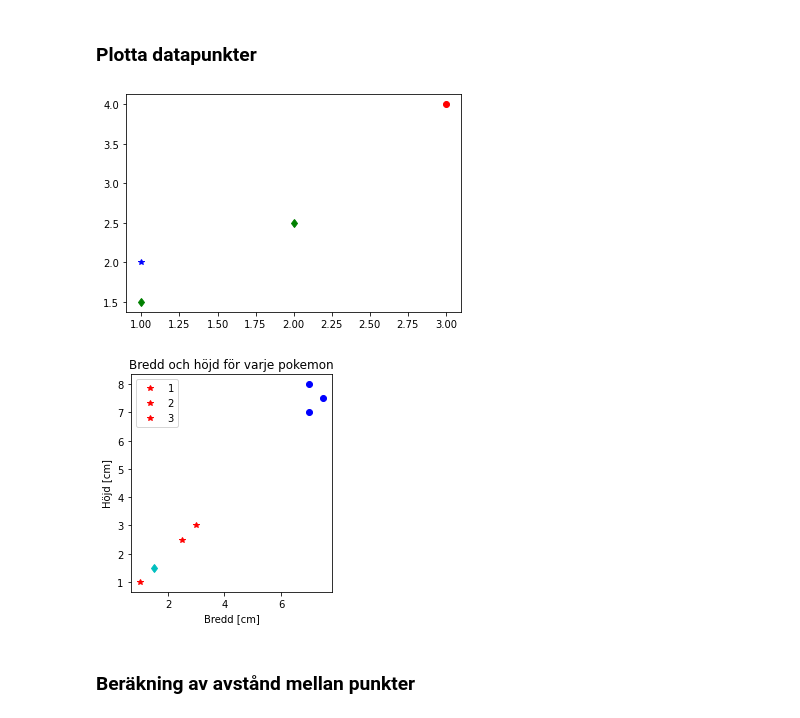
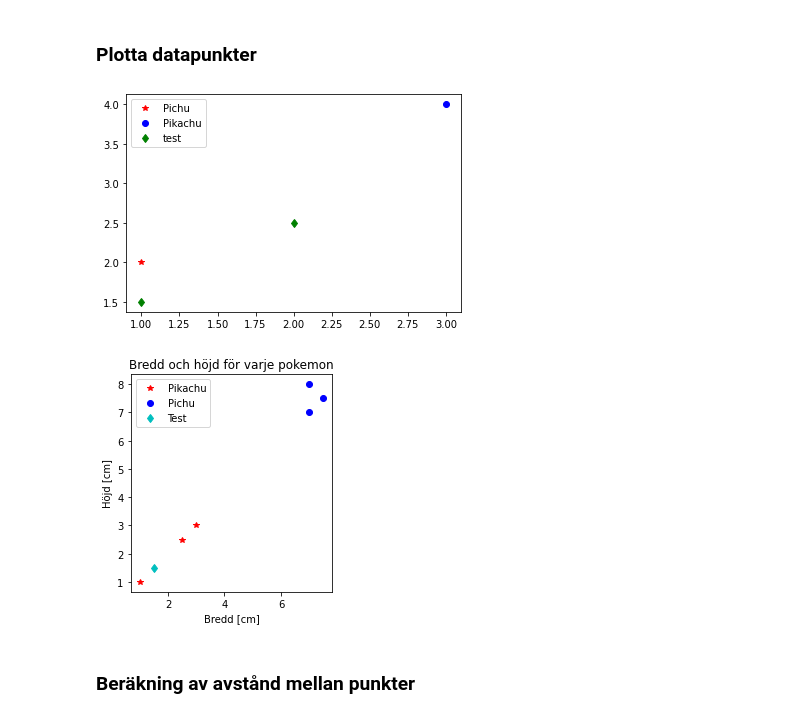
Before and after one commit to Erik-M-Larsson/python-programming-Erik-Larsson, a Jupyter notebook: Labs/lab2.ipynb, the cells around one changed output. Saved outputs shown, nothing was run; the diff lists cells and outputs as text; code cells hidden in the pictures.

```diff
--- a/Labs/lab2.ipynb
+++ b/Labs/lab2.ipynb
@@ -120,25 +121,37 @@ visa_avatar("Okänd")
 [figure]
 # %% [markdown]
 ### Plotta datapunkter
-# %%
-# Funktion för att plotta datapunkter
-
-def plot_punkter(data, fmt):
-
-    for d in data:
-        plt.plot(d[0],d[1],fmt)
+# %%
+# Funktion för att plotta datapunkter
+
+def plot_punkter(data : list, fmt: str, test: str) -> None:
+    '''Plottar alla punkter i data = [[x1, y1], ... [xn, yn]]
+    med punktens formatering enligt fmt'''
+
+    bredd = []
+    hojd = []
+
+    # Skapa listor som fungerar i plot så legend fungerar
+    for p in data:
+        bredd.append(p[0])
+        hojd.append(p[1])
+
+    # Plotta punkter
+    plt.plot(bredd, hojd, fmt, label= test)
 # %%
 # Plotta alla punkter i en figur
 
-def plot_alla(punkter_pichu: list, punkter_pikachu: list, punkter_test):
-    plot_punkter( punkter_pichu, "r*")
-    plot_punkter( punkter_pikachu, "bo")
-    plot_punkter( punkter_test, "cd")
+def plot_alla(punkter_pichu: list, punkter_pikachu: list, punkter_test: list) -> None:
+    '''Plottar alla data- och testpunkter i en figur'''
+    # Anropa plot_punkter() för att plotta varje dataset
+    plot_punkter( punkter_pichu, "r*", punkter_pichu[0][2]) # om mn gör en loop på de här plottarna funkar det för n olika pokemons
+    plot_punkter( punkter_pikachu, "bo", punkter_pikachu[0][2] )
+    plot_punkter( punkter_test, "cd", "Test")
 
+    plt.legend()
     plt.xlabel("Bredd [cm]")
     plt.ylabel("Höjd [cm]")
     plt.title("Bredd och höjd för varje pokemon")
-    plt.legend(("1", "2", "3"))
     plt.gca().set_aspect("equal") # Sätt förhållande mellan x- och y-axel lika. Löst baserat på https://www.pythonpool.com/matplotlib-aspect-ratio/
 
     plt.show()
@@ -146,18 +159,20 @@ def plot_alla(punkter_pichu: list, punkter_pikachu: list, punkter_test):
     print("\n")
 # %%
 # Test av funktion plot_punkter()
-plot_punkter([[3,4]], "ro")
-plot_punkter([[1,2]], "b*")
-plot_punkter([[2, 2.5],[1, 1.5]], "gd")
+plot_punkter([[1,2]], "r*", "Pichu")
+plot_punkter([[3,4]], "bo", "Pikachu")
+plot_punkter([[2, 2.5],[1, 1.5]], "gd", "test")
+plt.legend()
 plt.show()
 
+# Test av funktion plot_alla()
 lista_data1 = [[1, 1, "Pikachu"], [2.5, 2.5, "Pikachu"], [3, 3, "Pikachu"]]
 lista_data2 = [[7, 7, "Pichu"], [7.5, 7.5, "Pichu"], [7, 8, "Pichu"]]
 lista_test = [[1.5, 1.5]]
 plot_alla(lista_data1,lista_data2,lista_test)
 # %% [output]
-[figure, old version]
+[figure, new version]
-[figure, old version]
+[figure, new version]
 # %% [markdown]
 ### Beräkning av avstånd mellan punkter
 # %%
```
Also changed, not shown: parts of 5 cells of this notebook.
